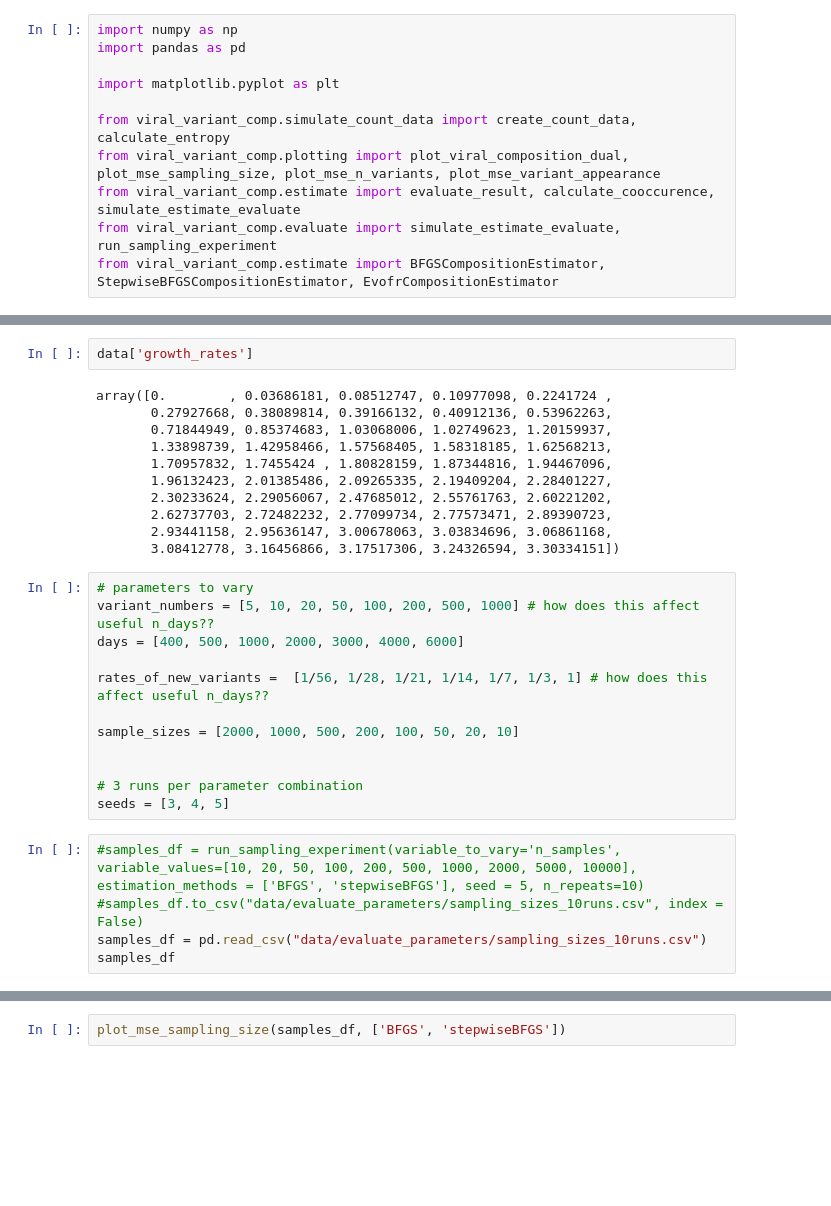
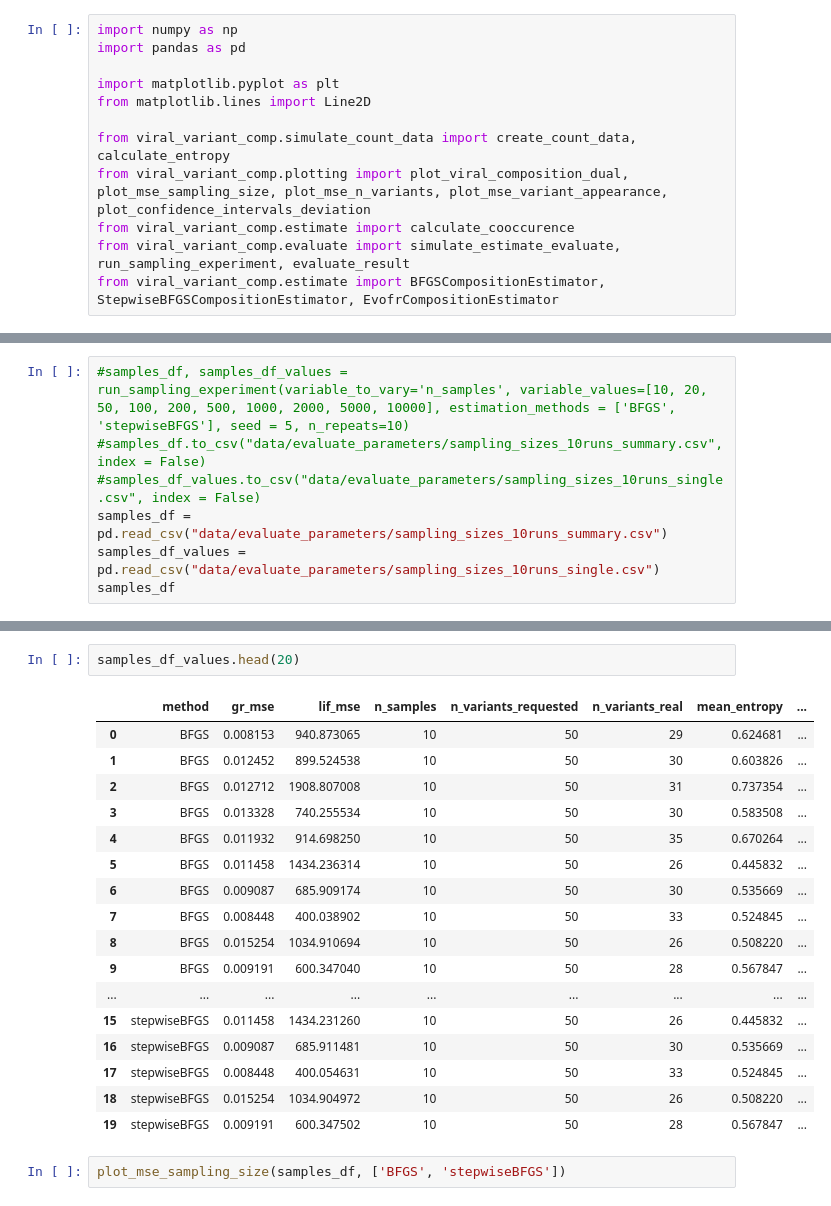
Before and after one commit to marie3003/mlr_predict_variant_composition, a Jupyter notebook: evaluate_estimation_methods.ipynb, the cells around one changed output, grey strips where cells are left out. Saved outputs shown, nothing was run; the diff lists cells and outputs as text; blank space fills up the shorter version.

```diff
--- a/evaluate_estimation_methods.ipynb
+++ b/evaluate_estimation_methods.ipynb
@@ -17,11 +19,12 @@ import numpy as np
 import pandas as pd
 
 import matplotlib.pyplot as plt
+from matplotlib.lines import Line2D
 
 from viral_variant_comp.simulate_count_data import create_count_data, calculate_entropy
-from viral_variant_comp.plotting import plot_viral_composition_dual, plot_mse_sampling_size, plot_mse_n_variants, plot_mse_variant_appearance
-from viral_variant_comp.estimate import evaluate_result, calculate_cooccurence, simulate_estimate_evaluate
-from viral_variant_comp.evaluate import simulate_estimate_evaluate, run_sampling_experiment
+from viral_variant_comp.plotting import plot_viral_composition_dual, plot_mse_sampling_size, plot_mse_n_variants, plot_mse_variant_appearance, plot_confidence_intervals_deviation
+from viral_variant_comp.estimate import calculate_cooccurence
+from viral_variant_comp.evaluate import simulate_estimate_evaluate, run_sampling_experiment, evaluate_result
 from viral_variant_comp.estimate import BFGSCompositionEstimator, StepwiseBFGSCompositionEstimator, EvofrCompositionEstimator
 # %%
 data = create_count_data(n_variants = 50,
@@ -38,35 +41,12 @@ data = create_count_data(n_variants = 50,
 plot_viral_composition_dual(data['counts'], data['freq'], y_range = (1e-5, 2))
 # %% [output]
 [figure]
-# %%
-data['growth_rates']
-# %% [output]
-array([0.        , 0.03686181, 0.08512747, 0.10977098, 0.2241724 ,
-       0.27927668, 0.38089814, 0.39166132, 0.40912136, 0.53962263,
-       0.71844949, 0.85374683, 1.03068006, 1.02749623, 1.20159937,
-       1.33898739, 1.42958466, 1.57568405, 1.58318185, 1.62568213,
-       1.70957832, 1.7455424 , 1.80828159, 1.87344816, 1.94467096,
-       1.96132423, 2.01385486, 2.09265335, 2.19409204, 2.28401227,
-       2.30233624, 2.29056067, 2.47685012, 2.55761763, 2.60221202,
-       2.62737703, 2.72482232, 2.77099734, 2.77573471, 2.89390723,
-       2.93441158, 2.95636147, 3.00678063, 3.03834696, 3.06861168,
-       3.08412778, 3.16456866, 3.17517306, 3.24326594, 3.30334151])
-# %%
-# parameters to vary
-variant_numbers = [5, 10, 20, 50, 100, 200, 500, 1000] # how does this affect useful n_days??
-days = [400, 500, 1000, 2000, 3000, 4000, 6000]
-
-rates_of_new_variants =  [1/56, 1/28, 1/21, 1/14, 1/7, 1/3, 1] # how does this affect useful n_days??
-
-sample_sizes = [2000, 1000, 500, 200, 100, 50, 20, 10]
-
-
-# 3 runs per parameter combination
-seeds = [3, 4, 5]
 # %%
-#samples_df = run_sampling_experiment(variable_to_vary='n_samples', variable_values=[10, 20, 50, 100, 200, 500, 1000, 2000, 5000, 10000], estimation_methods = ['BFGS', 'stepwiseBFGS'], seed = 5, n_repeats=10)
-#samples_df.to_csv("data/evaluate_parameters/sampling_sizes_10runs.csv", index = False)
-samples_df = pd.read_csv("data/evaluate_parameters/sampling_sizes_10runs.csv")
+#samples_df, samples_df_values = run_sampling_experiment(variable_to_vary='n_samples', variable_values=[10, 20, 50, 100, 200, 500, 1000, 2000, 5000, 10000], estimation_methods = ['BFGS', 'stepwiseBFGS'], seed = 5, n_repeats=10)
+#samples_df.to_csv("data/evaluate_parameters/sampling_sizes_10runs_summary.csv", index = False)
+#samples_df_values.to_csv("data/evaluate_parameters/sampling_sizes_10runs_single.csv", index = False)
+samples_df = pd.read_csv("data/evaluate_parameters/sampling_sizes_10runs_summary.csv")
+samples_df_values = pd.read_csv("data/evaluate_parameters/sampling_sizes_10runs_single.csv")
 samples_df
 # %% [output]
 |  | n_samples | n_variants_requested | new_var_rate | n_days | gr_mse_mean_BFGS | gr_mse_mean_stepwiseBFGS | ... |
@@ -80,6 +60,26 @@ samples_df
 | 7 | 2000 | 50 | 0.071429 | 1000 | 0.000069 | 0.000069 | ... |
 | 8 | 5000 | 50 | 0.071429 | 1000 | 0.000028 | 0.000028 | ... |
 | 9 | 10000 | 50 | 0.071429 | 1000 | 0.000016 | 0.000016 | ... |
+# %%
+samples_df_values.head(20)
+# %% [output]
+|  | method | gr_mse | lif_mse | n_samples | n_variants_requested | n_variants_real | mean_entropy | ... |
+| 0 | BFGS | 0.008153 | 940.873065 | 10 | 50 | 29 | 0.624681 | ... |
+| 1 | BFGS | 0.012452 | 899.524538 | 10 | 50 | 30 | 0.603826 | ... |
+| 2 | BFGS | 0.012712 | 1908.807008 | 10 | 50 | 31 | 0.737354 | ... |
+| 3 | BFGS | 0.013328 | 740.255534 | 10 | 50 | 30 | 0.583508 | ... |
+| 4 | BFGS | 0.011932 | 914.698250 | 10 | 50 | 35 | 0.670264 | ... |
+| 5 | BFGS | 0.011458 | 1434.236314 | 10 | 50 | 26 | 0.445832 | ... |
+| 6 | BFGS | 0.009087 | 685.909174 | 10 | 50 | 30 | 0.535669 | ... |
+| 7 | BFGS | 0.008448 | 400.038902 | 10 | 50 | 33 | 0.524845 | ... |
+| 8 | BFGS | 0.015254 | 1034.910694 | 10 | 50 | 26 | 0.508220 | ... |
+| 9 | BFGS | 0.009191 | 600.347040 | 10 | 50 | 28 | 0.567847 | ... |
+| ... | ... | ... | ... | ... | ... | ... | ... | ... |
+| 15 | stepwiseBFGS | 0.011458 | 1434.231260 | 10 | 50 | 26 | 0.445832 | ... |
+| 16 | stepwiseBFGS | 0.009087 | 685.911481 | 10 | 50 | 30 | 0.535669 | ... |
+| 17 | stepwiseBFGS | 0.008448 | 400.054631 | 10 | 50 | 33 | 0.524845 | ... |
+| 18 | stepwiseBFGS | 0.015254 | 1034.904972 | 10 | 50 | 26 | 0.508220 | ... |
+| 19 | stepwiseBFGS | 0.009191 | 600.347502 | 10 | 50 | 28 | 0.567847 | ... |
 # %%
 plot_mse_sampling_size(samples_df, ['BFGS', 'stepwiseBFGS'])
 # %% [output]
```
Also changed, not shown: parts of 10 cells of this notebook, 3 other files.
